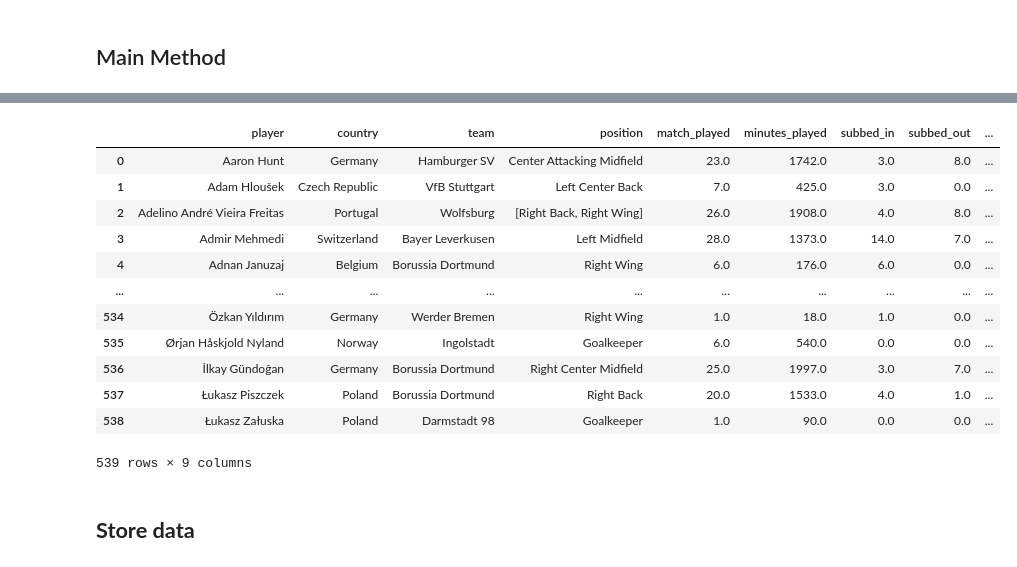
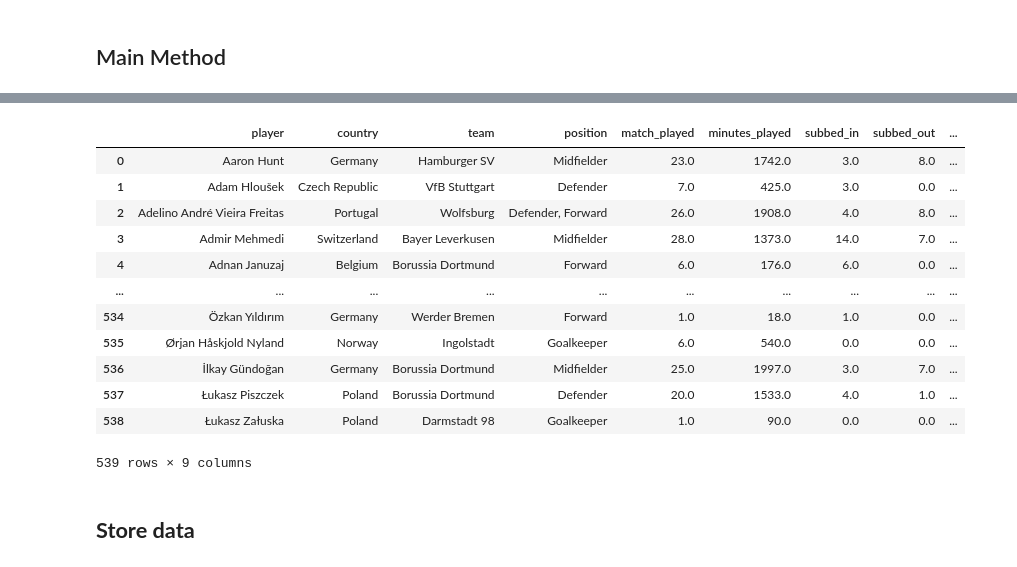
Before and after one commit to allorenz/football-player-similarity, a Jupyter notebook: src/feature_standard_stats.ipynb, the cells around one changed output, grey strips where cells are left out. Cells and saved outputs as stored; diff of their text form; code cells hidden in the pictures.

```diff
--- a/src/feature_standard_stats.ipynb
+++ b/src/feature_standard_stats.ipynb
@@ -3,6 +3,7 @@
 # %%
 import pandas as pd
 import numpy as np
+import json
 from dataloader import Dataloader
 from tqdm import tqdm
 from datetime import datetime
@@ -12,4 +13,7 @@ from collections import Counter
 dataloader = Dataloader()
 df = dataloader.get_dimension(dimension="standard_stats",row_filter=False)
 df.columns
+
+with open("../config/position_mapping.json","r") as f:
+    position_mapping = json.load(f)
 # %% [output]
@@ -34,18 +38,23 @@ def log_step(message):
     timestamp = datetime.now().strftime('%Y-%m-%d %H:%M:%S')
     print(f"[{timestamp}] {message}")
 
+def get_most_frequent_pos(input_list):
+    """
+    Return most occupied position and maps it to global position (i.e. GK,DF,MF,FW)
+    """
+    input_list = extract_positions(input_list, unique=False)
+    if not input_list:
+        return None
 
-def get_most_frequent_pos(input_list):
-    input_list = extract_positions(input_list, unique=False)
-    try:
-        counter = Counter(input_list)
-        max_count = max(counter.values())
-        most_frequent_pos = [item for item, count in counter.items() if count == max_count]
-        if len(most_frequent_pos)==1:
-            return most_frequent_pos[0]
-    except:
-        most_frequent_pos = None
-    return most_frequent_pos
+    counter = Counter(input_list)
+    max_count = max(counter.values())
+    most_frequent_pos = list({item for item, count in counter.items() if count == max_count})
+
+    # Map positions to roles, then remove duplicates using a set
+    mapped_positions = {position_mapping[pos] for pos in most_frequent_pos}
+
+    # Join the unique mapped positions into a single string
+    return ", ".join(mapped_positions)
 
 def extract_positions(positions,unique=False):
     # Flatten the array of lists into a single list
@@ -62,10 +71,26 @@ def extract_positions(positions,unique=False):
     else:
         return [pos["position"] for pos in flattened_positions if "position" in pos]
 
+def extract_global_position(positions):
+    positions_list = get_most_frequent_pos(positions)
+    if len(positions_list)==1:
+        return position_mapping[positions_list[0]]
+    elif len(positions_list)==0:
+        return positions
+    else:
+        try:
+            output = position_mapping[positions_list[0]]
+            for pos in positions_list[1:]:
+                output += f",{position_mapping[pos]}"
+            return output
+        except:
+            print(positions_list)
+
 def get_positions_played(df):
     positions_played_df = df.groupby("player_name").agg(
-        positions_played=("positions", lambda x: extract_positions(x, unique=True)),
-        position=("positions", lambda x: get_most_frequent_pos(x))
+        positions_played=("positions", lambda x: extract_positions(x)),
+        position=("positions", lambda x: get_most_frequent_pos(x)),
+        #global_position=("positions", lambda x: extract_global_position(x))
     )
     return positions_played_df
 
@@ -110,6 +135,7 @@ def get_minutes_played(df):
 
     return df_result
 
+
 def analyze_standard_stats(df):
     match_ids = df["match_id"].unique()
     columns = ["player", "match_id", "minute", "substitution_replacement", "substitution_outcome"]
@@ -130,6 +156,7 @@ def analyze_standard_stats(df):
         )
 
     log_step("Retrieve Lineups from API to map team, country, and positions_played")
+
     df_team_country_concated = pd.DataFrame()
     # load and stack matches
     for match_id in tqdm(match_ids, desc="Retrieving Lineups per game from API", unit="match"):
@@ -139,6 +166,7 @@ def analyze_standard_stats(df):
             player_information = lineups[team].loc[:, ["player_name","country","positions"]]
             player_information["team"] = team
             df_team_country_concated = pd.concat([df_team_country_concated, player_information], axis=0)
+
 
     df_team_country = df_team_country_concated.drop_duplicates(subset=['player_name'])
     df_team_country = df_team_country.rename({"player_name" : "player"},axis=1)
@@ -158,8 +186,8 @@ def analyze_standard_stats(df):
     # reorder columns and keep only relevant
     standard_stats = standard_stats[["player","country","team","position","match_played","minutes_played","subbed_in","subbed_out","positions_played"]]
 
-    return standard_stats
+    return standard_stats, df_team_country_concated
 
-result_df = analyze_standard_stats(df)
+result_df, df_team_country_concated = analyze_standard_stats(df)
 result_df
 # %% [output]
@@ -170,14 +198,14 @@ result_df
 |  | player | country | team | position | match_played | minutes_played | subbed_in | subbed_out | ... |
-| 0 | Aaron Hunt | Germany | Hamburger SV | Center Attacking Midfield | 23.0 | 1742.0 | 3.0 | 8.0 | ... |
-| 1 | Adam Hloušek | Czech Republic | VfB Stuttgart | Left Center Back | 7.0 | 425.0 | 3.0 | 0.0 | ... |
-| 2 | Adelino André Vieira Freitas | Portugal | Wolfsburg | [Right Back, Right Wing] | 26.0 | 1908.0 | 4.0 | 8.0 | ... |
-| 3 | Admir Mehmedi | Switzerland | Bayer Leverkusen | Left Midfield | 28.0 | 1373.0 | 14.0 | 7.0 | ... |
-| 4 | Adnan Januzaj | Belgium | Borussia Dortmund | Right Wing | 6.0 | 176.0 | 6.0 | 0.0 | ... |
+| 0 | Aaron Hunt | Germany | Hamburger SV | Midfielder | 23.0 | 1742.0 | 3.0 | 8.0 | ... |
+| 1 | Adam Hloušek | Czech Republic | VfB Stuttgart | Defender | 7.0 | 425.0 | 3.0 | 0.0 | ... |
+| 2 | Adelino André Vieira Freitas | Portugal | Wolfsburg | Defender, Forward | 26.0 | 1908.0 | 4.0 | 8.0 | ... |
+| 3 | Admir Mehmedi | Switzerland | Bayer Leverkusen | Midfielder | 28.0 | 1373.0 | 14.0 | 7.0 | ... |
+| 4 | Adnan Januzaj | Belgium | Borussia Dortmund | Forward | 6.0 | 176.0 | 6.0 | 0.0 | ... |
 | ... | ... | ... | ... | ... | ... | ... | ... | ... | ... |
-| 534 | Özkan Yıldırım | Germany | Werder Bremen | Right Wing | 1.0 | 18.0 | 1.0 | 0.0 | ... |
+| 534 | Özkan Yıldırım | Germany | Werder Bremen | Forward | 1.0 | 18.0 | 1.0 | 0.0 | ... |
 | 535 | Ørjan Håskjold Nyland | Norway | Ingolstadt | Goalkeeper | 6.0 | 540.0 | 0.0 | 0.0 | ... |
-| 536 | İlkay Gündoğan | Germany | Borussia Dortmund | Right Center Midfield | 25.0 | 1997.0 | 3.0 | 7.0 | ... |
-| 537 | Łukasz Piszczek | Poland | Borussia Dortmund | Right Back | 20.0 | 1533.0 | 4.0 | 1.0 | ... |
+| 536 | İlkay Gündoğan | Germany | Borussia Dortmund | Midfielder | 25.0 | 1997.0 | 3.0 | 7.0 | ... |
+| 537 | Łukasz Piszczek | Poland | Borussia Dortmund | Defender | 20.0 | 1533.0 | 4.0 | 1.0 | ... |
 | 538 | Łukasz Załuska | Poland | Darmstadt 98 | Goalkeeper | 1.0 | 90.0 | 0.0 | 0.0 | ... |
 539 rows × 9 columns
 # %% [markdown]
```
Also changed, not shown: parts of 4 cells of this notebook, 3 other files.
